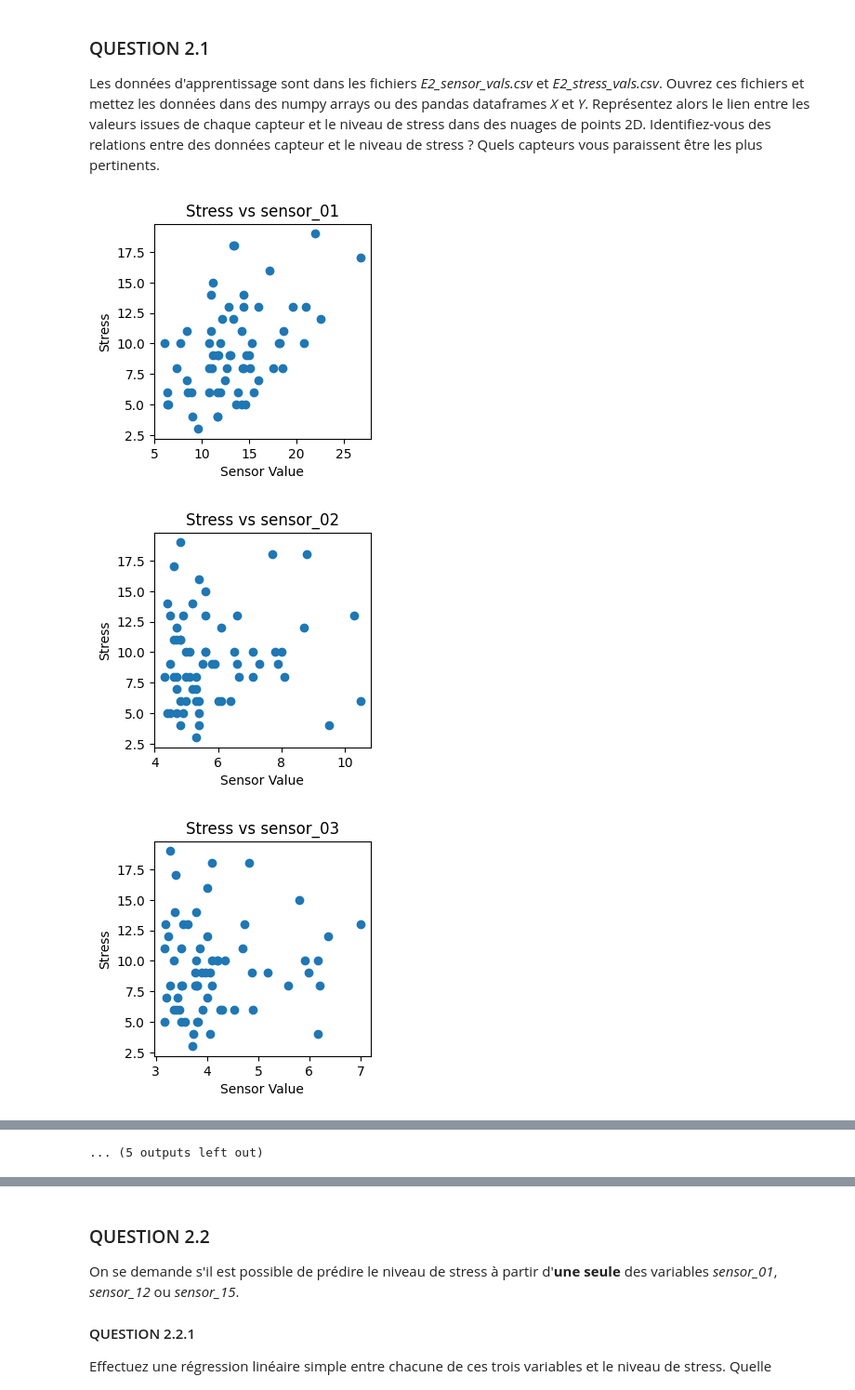
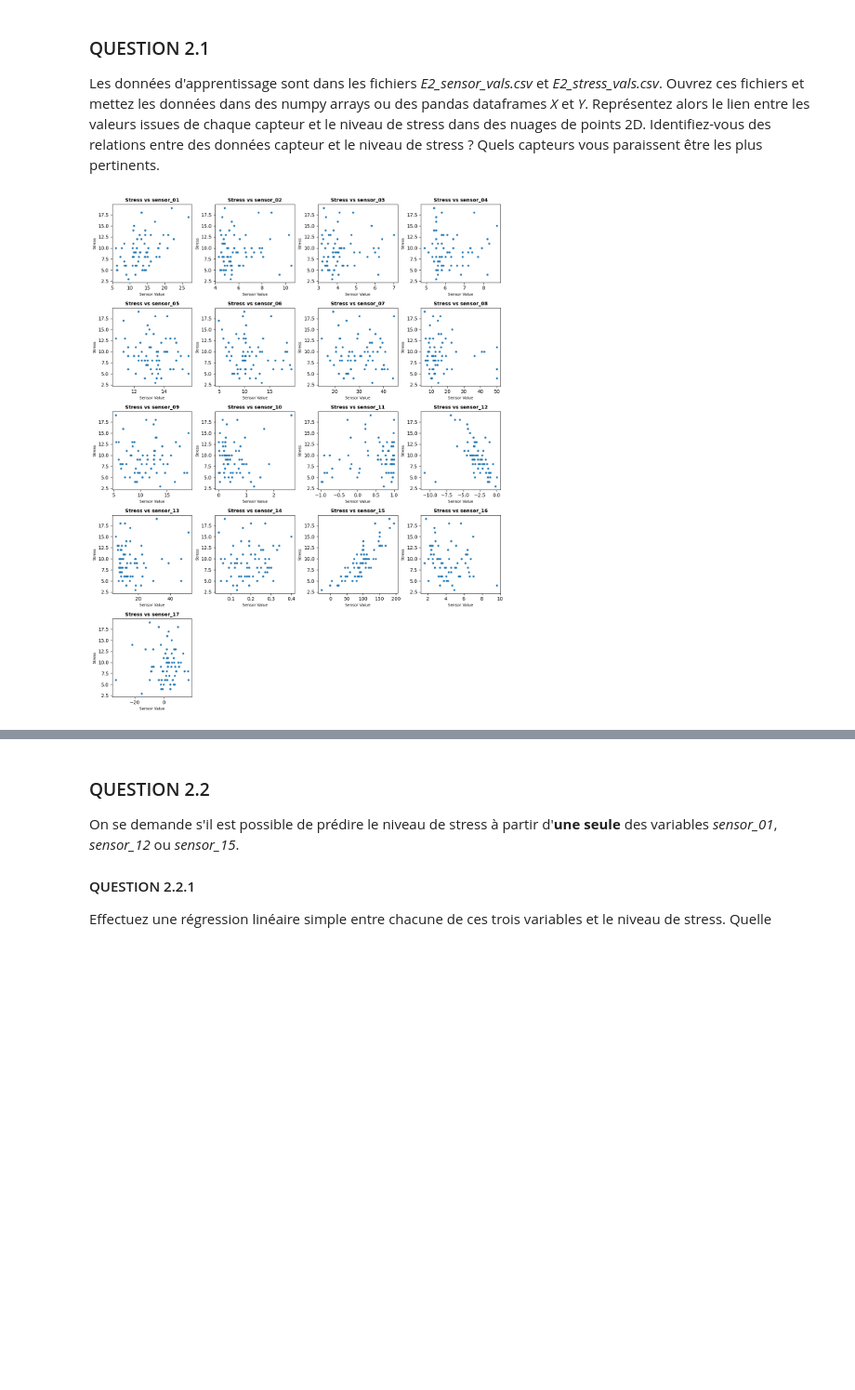
Before and after one commit to alextonon/BE_working_repo, a Jupyter notebook: FSD310_Statistics/stat-ml/BE_statML_2025/BE_StatML_2025.ipynb, the cells around one changed output, grey strips where cells are left out. Shown at 93% size. Cells and saved outputs as stored; diff of their text form; code cells hidden in the pictures; blank space fills up the shorter version.

```diff
--- a/FSD310_Statistics/stat-ml/BE_statML_2025/BE_StatML_2025.ipynb
+++ b/FSD310_Statistics/stat-ml/BE_statML_2025/BE_StatML_2025.ipynb
@@ -199,24 +241,45 @@ Afin d'estimer efficacement le niveau de fatigue des ailes d'un d'avion au cours
 
 Les données d'apprentissage sont dans les fichiers *E2_sensor_vals.csv* et *E2_stress_vals.csv*. Ouvrez ces fichiers et mettez les données dans des numpy arrays ou des pandas dataframes *X* et *Y*. Représentez alors le lien entre les valeurs issues de chaque capteur et le niveau de stress dans des nuages de points 2D. Identifiez-vous des relations entre des données capteur et le niveau de stress ? Quels capteurs vous paraissent être les plus pertinents.
 # %%
+
+import math
 import pandas as pd
 import numpy as np
 import matplotlib.pyplot as plt
 from sklearn import preprocessing
 from sklearn.linear_model import LinearRegression
 
 
 X = pd.read_csv("E2_sensor_vals.csv",sep=';', dtype=float)
 Y = pd.read_csv("E2_stress_vals.csv",sep=';', dtype=float)
 
 
+
+
+import math
+import matplotlib.pyplot as plt
+
+n_cols = 4                       # ✅ 4 graphes par ligne
+n_plots = len(X.columns)          # ex. 17
+n_rows = math.ceil(n_plots / n_cols)
+
+# ➜ largeur = n_cols*3  (au lieu de *4) pour des plots un peu plus petits
+fig, axes = plt.subplots(n_rows, n_cols, figsize=(n_cols*3, n_rows*3))
+
+axes = axes.ravel()  # aplatir en 1D pour itérer facilement
+
 for i, col in enumerate(X.columns):
-    plt.figure(figsize=(3, 3))
-    plt.scatter(X[col], Y, label=col)
-    plt.xlabel("Sensor Value")
-    plt.ylabel('Stress')
-    plt.title(f'Stress vs {col}')
+    ax = axes[i]
+    ax.scatter(X[col], Y, s=10)   # s=10 pour des points plus légers si besoin
+    ax.set_xlabel("Sensor Value", fontsize = 8)
+    ax.set_ylabel("Stress", fontsize = 8)
+    ax.set_title(f"Stress vs {col}", fontsize=10, fontweight = 'bold')
+
+# masquer les cases vides si la grille est plus grande que nécessaire
+for j in range(i + 1, len(axes)):
+    axes[j].set_visible(False)
+
+plt.tight_layout()
+plt.show()
 # %% [output]
-[figure, old version]
+[figure, new version]
-[figure, removed]
-[figure, removed]
@@ -232 +285,0 @@ for i, col in enumerate(X.columns):
-... (5 outputs left out)
```
Also changed, not shown: parts of 27 cells of this notebook.
